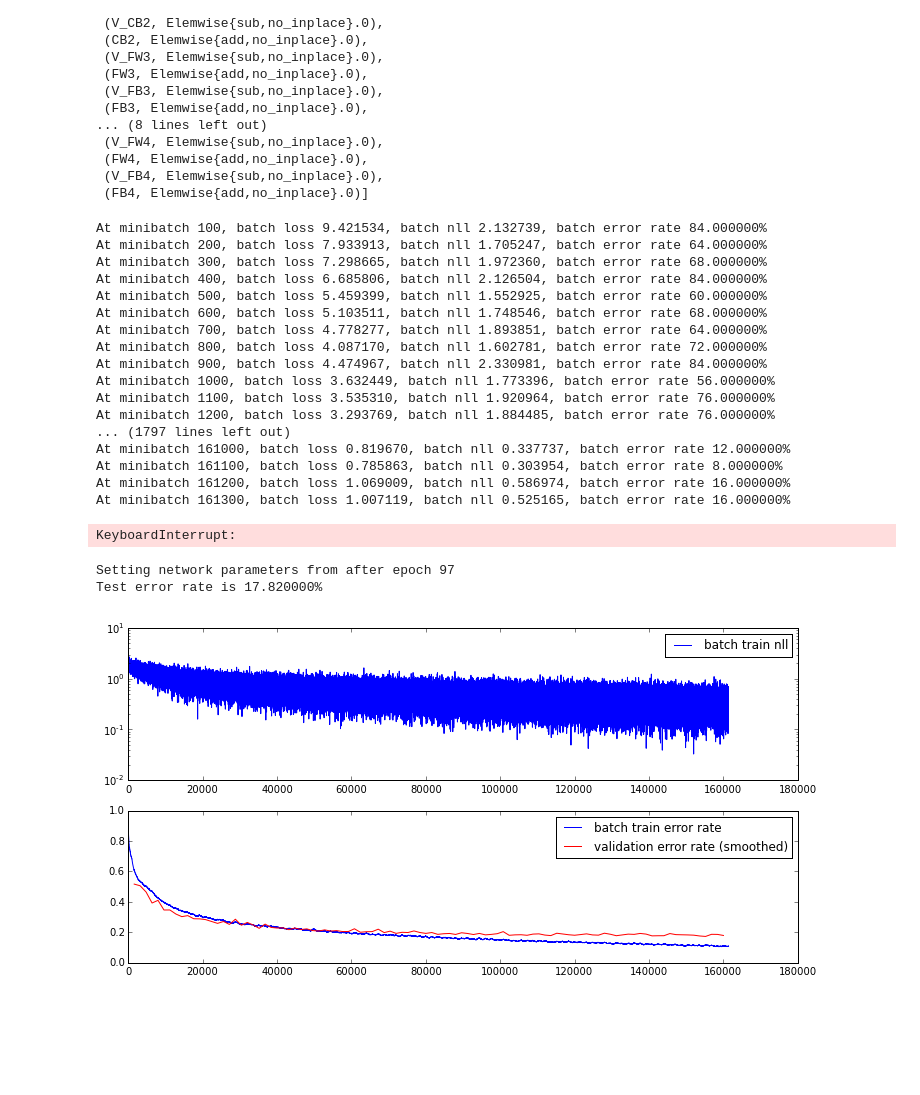
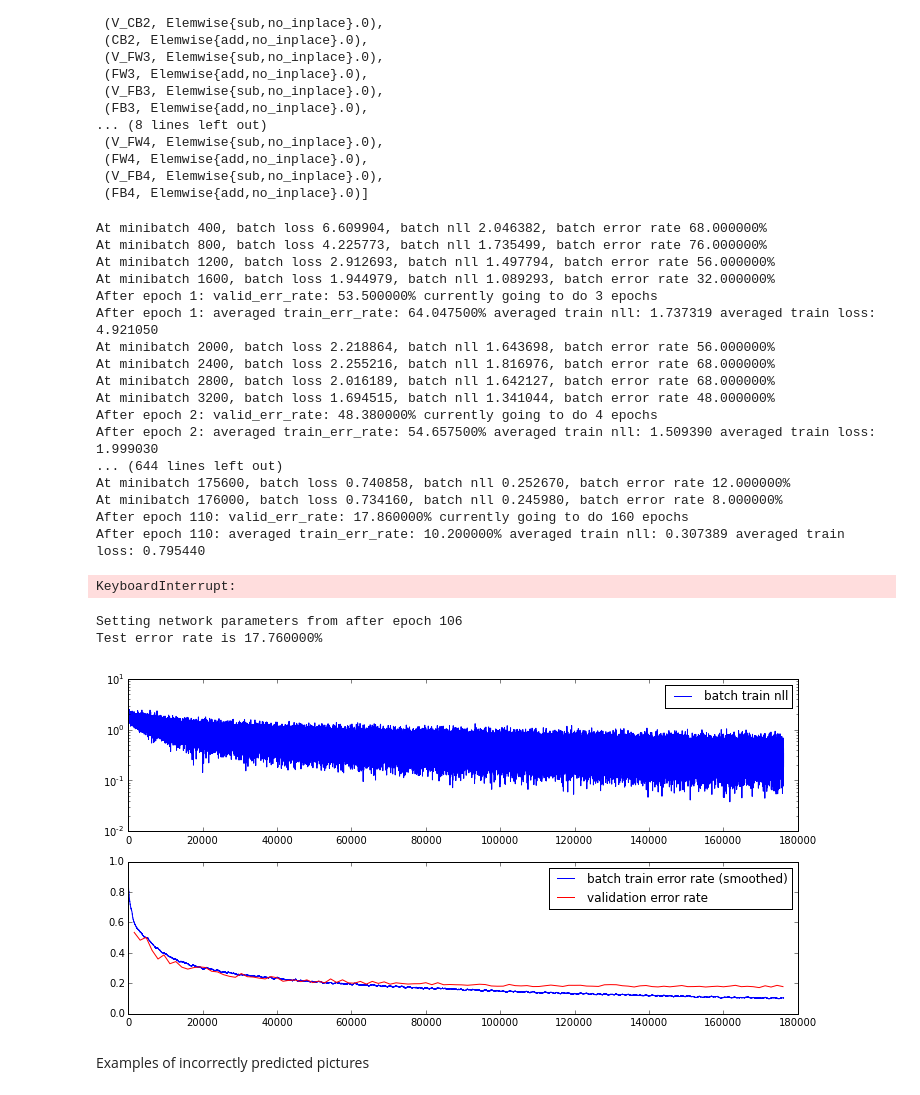
Before and after one commit to koratel/nn_cifar10, a Jupyter notebook: cifar10-convolutions.ipynb, the cells around one changed output. Saved outputs shown, nothing was run; the diff lists cells and outputs as text; code cells hidden in the pictures; blank space fills up the shorter version.

Commit message:
Add test results listing

```diff
--- a/cifar10-convolutions.ipynb
+++ b/cifar10-convolutions.ipynb
@@ -425,7 +425,7 @@ while e<number_of_epochs: #This loop goes over epochs
         train_loss.append((i,L))
         train_erros.append((i,err_rate))
         train_nll.append((i,nll))
-        if i % 100 == 0:
+        if i % 400 == 0:
             print "At minibatch %d, batch loss %f, batch nll %f, batch error rate %f%%" % (i, L, nll, err_rate*100)
 
     # After an epoch compute validation error
@@ -443,49 +443,49 @@ while e<number_of_epochs: #This loop goes over epochs
         np.mean(np.asarray(train_nll)[epoch_start_i:,1]),
         np.mean(np.asarray(train_loss)[epoch_start_i:,1]))
 # %% [output]
-At minibatch 100, batch loss 9.421534, batch nll 2.132739, batch error rate 84.000000%
-At minibatch 200, batch loss 7.933913, batch nll 1.705247, batch error rate 64.000000%
-At minibatch 300, batch loss 7.298665, batch nll 1.972360, batch error rate 68.000000%
-At minibatch 400, batch loss 6.685806, batch nll 2.126504, batch error rate 84.000000%
-At minibatch 500, batch loss 5.459399, batch nll 1.552925, batch error rate 60.000000%
-At minibatch 600, batch loss 5.103511, batch nll 1.748546, batch error rate 68.000000%
-At minibatch 700, batch loss 4.778277, batch nll 1.893851, batch error rate 64.000000%
-At minibatch 800, batch loss 4.087170, batch nll 1.602781, batch error rate 72.000000%
-At minibatch 900, batch loss 4.474967, batch nll 2.330981, batch error rate 84.000000%
-At minibatch 1000, batch loss 3.632449, batch nll 1.773396, batch error rate 56.000000%
-At minibatch 1100, batch loss 3.535310, batch nll 1.920964, batch error rate 76.000000%
-At minibatch 1200, batch loss 3.293769, batch nll 1.884485, batch error rate 76.000000%
-... (1797 lines left out)
-At minibatch 161000, batch loss 0.819670, batch nll 0.337737, batch error rate 12.000000%
-At minibatch 161100, batch loss 0.785863, batch nll 0.303954, batch error rate 8.000000%
-At minibatch 161200, batch loss 1.069009, batch nll 0.586974, batch error rate 16.000000%
-At minibatch 161300, batch loss 1.007119, batch nll 0.525165, batch error rate 16.000000%
+At minibatch 400, batch loss 6.609904, batch nll 2.046382, batch error rate 68.000000%
+At minibatch 800, batch loss 4.225773, batch nll 1.735499, batch error rate 76.000000%
+At minibatch 1200, batch loss 2.912693, batch nll 1.497794, batch error rate 56.000000%
+At minibatch 1600, batch loss 1.944979, batch nll 1.089293, batch error rate 32.000000%
+After epoch 1: valid_err_rate: 53.500000% currently going to do 3 epochs
+After epoch 1: averaged train_err_rate: 64.047500% averaged train nll: 1.737319 averaged train loss: 4.921050
+At minibatch 2000, batch loss 2.218864, batch nll 1.643698, batch error rate 56.000000%
+At minibatch 2400, batch loss 2.255216, batch nll 1.816976, batch error rate 68.000000%
+At minibatch 2800, batch loss 2.016189, batch nll 1.642127, batch error rate 68.000000%
+At minibatch 3200, batch loss 1.694515, batch nll 1.341044, batch error rate 48.000000%
+After epoch 2: valid_err_rate: 48.380000% currently going to do 4 epochs
+After epoch 2: averaged train_err_rate: 54.657500% averaged train nll: 1.509390 averaged train loss: 1.999030
+... (644 lines left out)
+At minibatch 175600, batch loss 0.740858, batch nll 0.252670, batch error rate 12.000000%
+At minibatch 176000, batch loss 0.734160, batch nll 0.245980, batch error rate 8.000000%
+After epoch 110: valid_err_rate: 17.860000% currently going to do 160 epochs
+After epoch 110: averaged train_err_rate: 10.200000% averaged train nll: 0.307389 averaged train loss: 0.795440
 KeyboardInterrupt:
 # %%
 print "Setting network parameters from after epoch %d" %(best_params_epoch)
 load_parameters(best_params)
 
 print "Test error rate is %f%%" %(compute_error_rate(cifar_test_stream)*100.0,)
 
 figure(figsize(12,6))
 
 subplot(2,1,1)
 train_nll_a = np.array(train_nll)
 semilogy(train_nll_a[:,0], train_nll_a[:,1], label='batch train nll')
 legend()
 
 subplot(2,1,2)
 train_erros_a = np.array(train_erros)
 train_erros_av = zeros(train_erros_a.shape[0])
 for i in range(train_erros_a.shape[0]):
     train_erros_av[i] = mean(train_erros_a[max(0,i-1000):i+1,1])
-plot(train_erros_a[:,0], train_erros_av, label='batch train error rate')
+plot(train_erros_a[:,0], train_erros_av, label='batch train error rate (smoothed)')
 validation_errors_a = np.array(validation_errors)
-plot(validation_errors_a[:,0], validation_errors_a[:,1], label='validation error rate (smoothed)', color='r')
+plot(validation_errors_a[:,0], validation_errors_a[:,1], label='validation error rate', color='r')
 ylim(0,1.)
 legend()
 show()
 # %% [output]
-Setting network parameters from after epoch 97
-Test error rate is 17.820000%
+Setting network parameters from after epoch 106
+Test error rate is 17.760000%
-[figure, old version]
+[figure, new version]
@@ -492,2 +515,4 @@ Test error rate is 17.820000%
+# %% [markdown]
+Examples of incorrectly predicted pictures
 # %%
 from common.plotting import plot_mat
```
Also changed, not shown: parts of 9 cells of this notebook, 1 other file.
